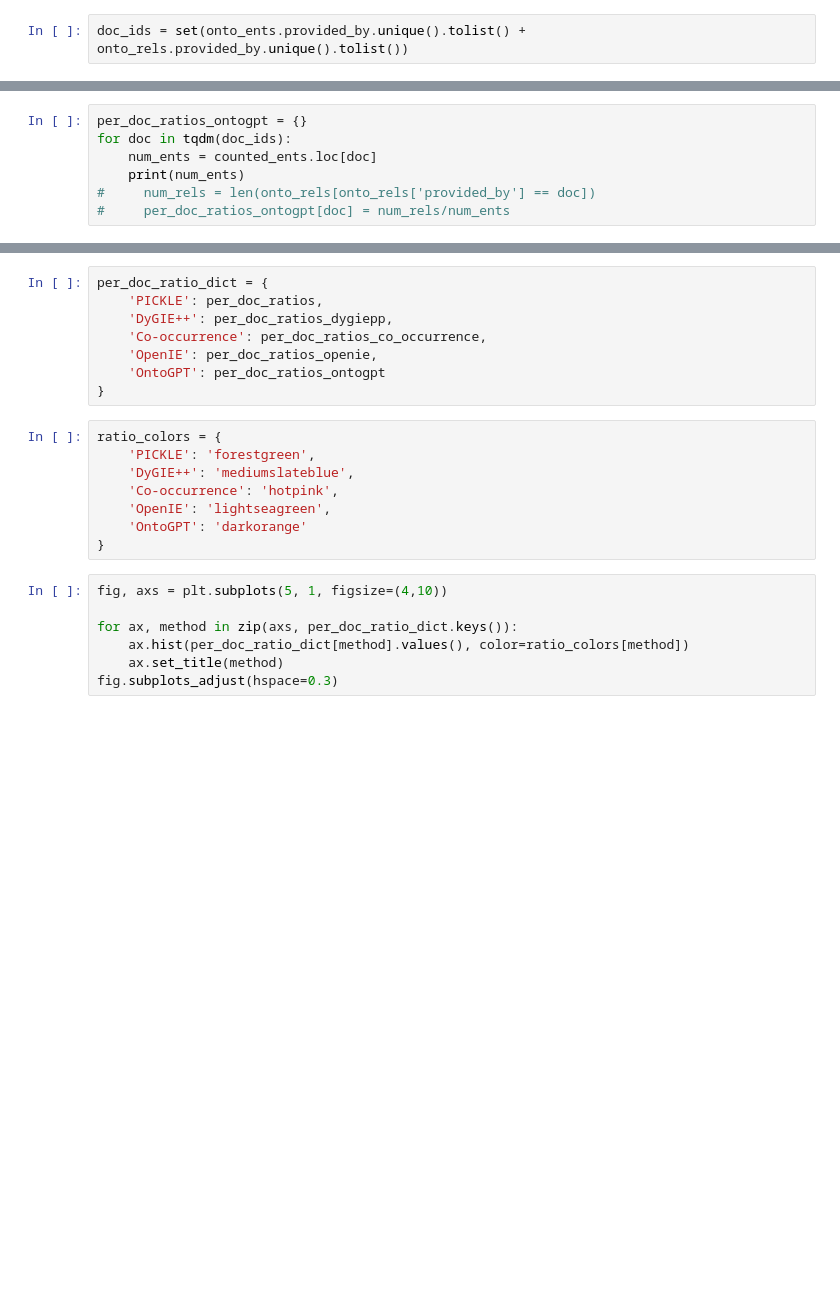
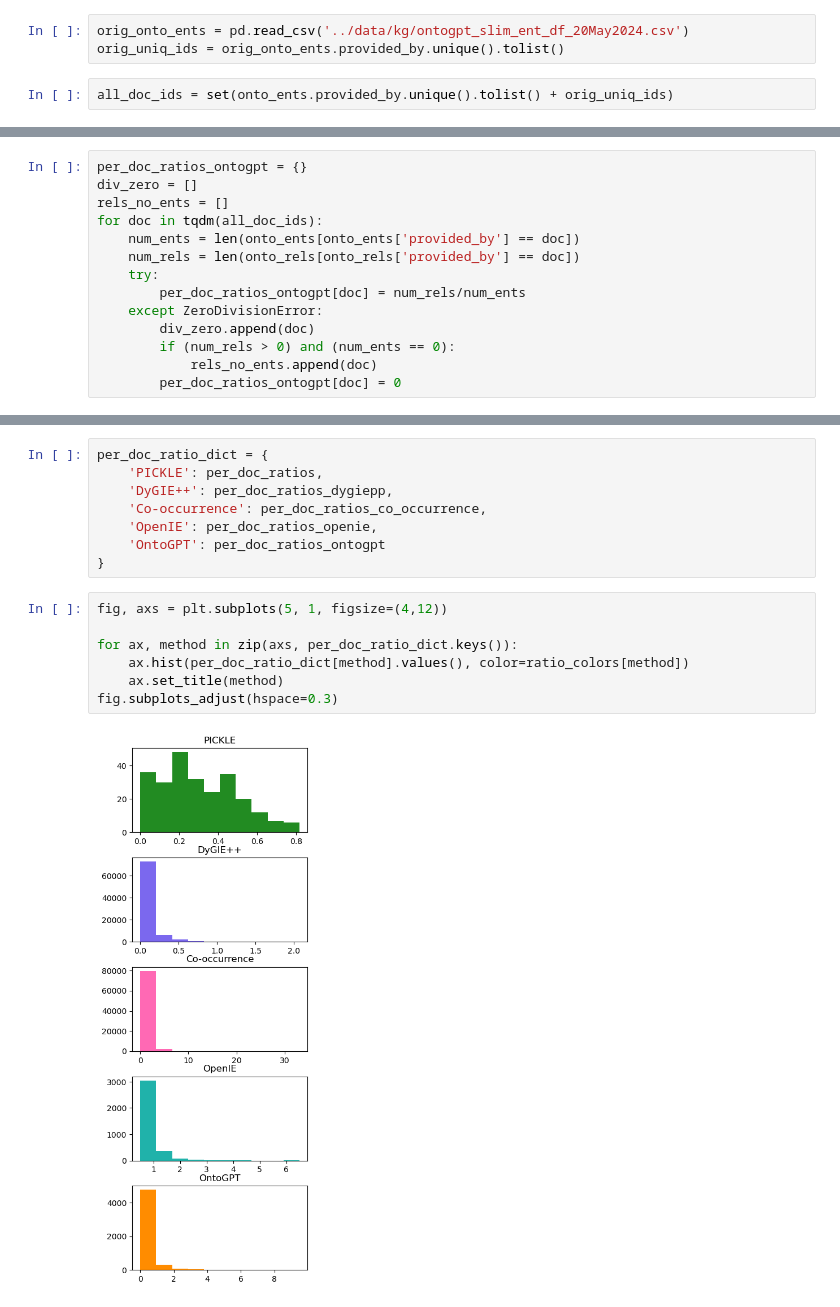
Before and after one commit to serenalotreck/literature-genes, a Jupyter notebook: notebooks/graph_quality_evaluation.ipynb, the cells around one changed output, grey strips where cells are left out. Saved outputs shown, nothing was run; the diff lists cells and outputs as text; blank space fills up the shorter version.

Commit message:
Map doc keys to OntoGPT identifiers

```diff
--- a/notebooks/graph_quality_evaluation.ipynb
+++ b/notebooks/graph_quality_evaluation.ipynb
@@ -226,2 +238,5 @@ onto_rels = pd.read_csv('../data/kg/ontogpt_slim_rel_df_CLEANED_20May2024.csv')
+# %%
+orig_onto_ents = pd.read_csv('../data/kg/ontogpt_slim_ent_df_20May2024.csv')
+orig_uniq_ids = orig_onto_ents.provided_by.unique().tolist()
 # %%
-doc_ids = set(onto_ents.provided_by.unique().tolist() + onto_rels.provided_by.unique().tolist())
+all_doc_ids = set(onto_ents.provided_by.unique().tolist() + orig_uniq_ids)
@@ -261,7 +243,14 @@ onto_ents[onto_ents['provided_by'] == '00159f63-f25f-4b12-a92b-cc4803afaf19']
 # %%
 per_doc_ratios_ontogpt = {}
-for doc in tqdm(doc_ids):
-    num_ents = counted_ents.loc[doc]
-    print(num_ents)
-#     num_rels = len(onto_rels[onto_rels['provided_by'] == doc])
-#     per_doc_ratios_ontogpt[doc] = num_rels/num_ents
+div_zero = []
+rels_no_ents = []
+for doc in tqdm(all_doc_ids):
+    num_ents = len(onto_ents[onto_ents['provided_by'] == doc])
+    num_rels = len(onto_rels[onto_rels['provided_by'] == doc])
+    try:
+        per_doc_ratios_ontogpt[doc] = num_rels/num_ents
+    except ZeroDivisionError:
+        div_zero.append(doc)
+        if (num_rels > 0) and (num_ents == 0):
+            rels_no_ents.append(doc)
+        per_doc_ratios_ontogpt[doc] = 0
@@ -439,18 +311,12 @@ per_doc_ratio_dict = {
     'OpenIE': per_doc_ratios_openie,
     'OntoGPT': per_doc_ratios_ontogpt
 }
-# %%
-ratio_colors = {
-    'PICKLE': 'forestgreen',
-    'DyGIE++': 'mediumslateblue',
-    'Co-occurrence': 'hotpink',
-    'OpenIE': 'lightseagreen',
-    'OntoGPT': 'darkorange'
-}
 # %%
-fig, axs = plt.subplots(5, 1, figsize=(4,10))
+fig, axs = plt.subplots(5, 1, figsize=(4,12))
 
 for ax, method in zip(axs, per_doc_ratio_dict.keys()):
     ax.hist(per_doc_ratio_dict[method].values(), color=ratio_colors[method])
     ax.set_title(method)
 fig.subplots_adjust(hspace=0.3)
+# %% [output]
+[figure, added]
```
Also changed, not shown: parts of 30 cells of this notebook, 3 other files.
